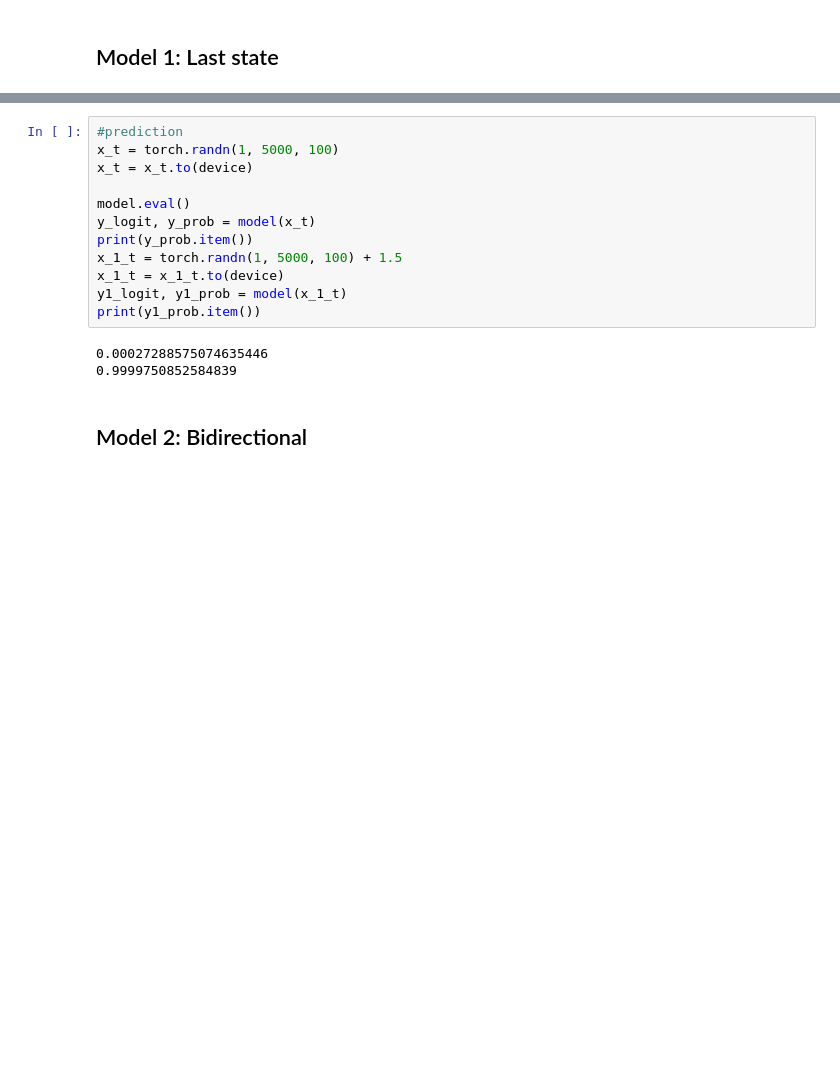
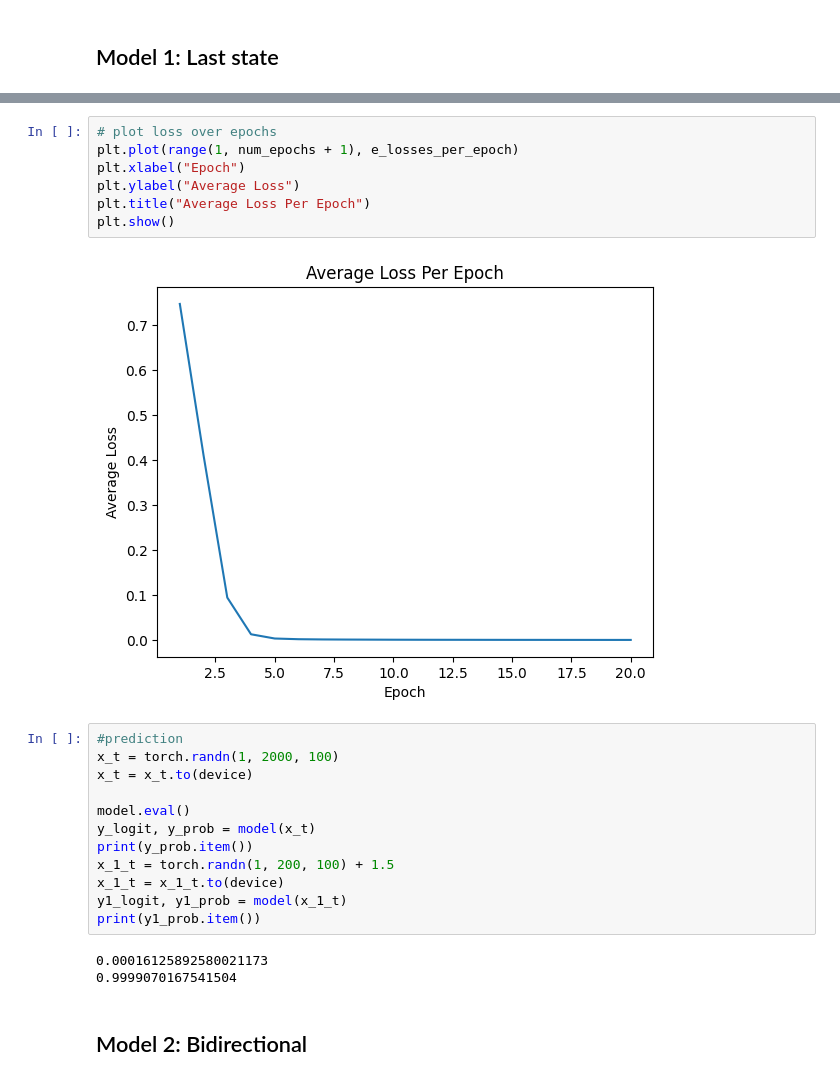
Before and after one commit to Saputoa21/Machine-Translation, a Jupyter notebook: Kopie_von_toy_lstm_pytorch_binaryclassifier_BasicsMT2025s.ipynb, the cells around one changed output, grey strips where cells are left out. Saved outputs shown, nothing was run; the diff lists cells and outputs as text; blank space fills up the shorter version.

```diff
--- a/Kopie_von_toy_lstm_pytorch_binaryclassifier_BasicsMT2025s.ipynb
+++ b/Kopie_von_toy_lstm_pytorch_binaryclassifier_BasicsMT2025s.ipynb
@@ -287,18 +292,27 @@ plt.plot(e_losses)
+# %%
+# plot loss over epochs
+plt.plot(range(1, num_epochs + 1), e_losses_per_epoch)
+plt.xlabel("Epoch")
+plt.ylabel("Average Loss")
+plt.title("Average Loss Per Epoch")
+plt.show()
+# %% [output]
+[figure, added]
 # %%
 #prediction
-x_t = torch.randn(1, 5000, 100)
+x_t = torch.randn(1, 2000, 100)
 x_t = x_t.to(device)
 
 model.eval()
 y_logit, y_prob = model(x_t)
 print(y_prob.item())
-x_1_t = torch.randn(1, 5000, 100) + 1.5
+x_1_t = torch.randn(1, 200, 100) + 1.5
 x_1_t = x_1_t.to(device)
 y1_logit, y1_prob = model(x_1_t)
 print(y1_prob.item())
 # %% [output]
-0.00027288575074635446
-0.9999750852584839
+0.00016125892580021173
+0.9999070167541504
 # %% [markdown]
 ## Model 2: Bidirectional
 # %%
```
Also changed, not shown: parts of 60 cells of this notebook.
